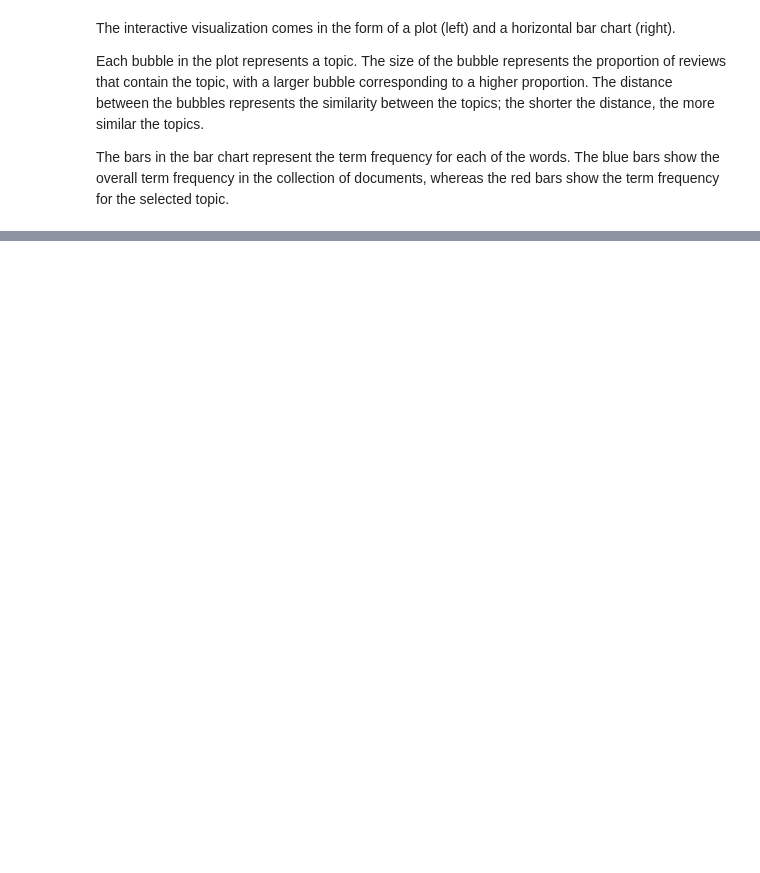
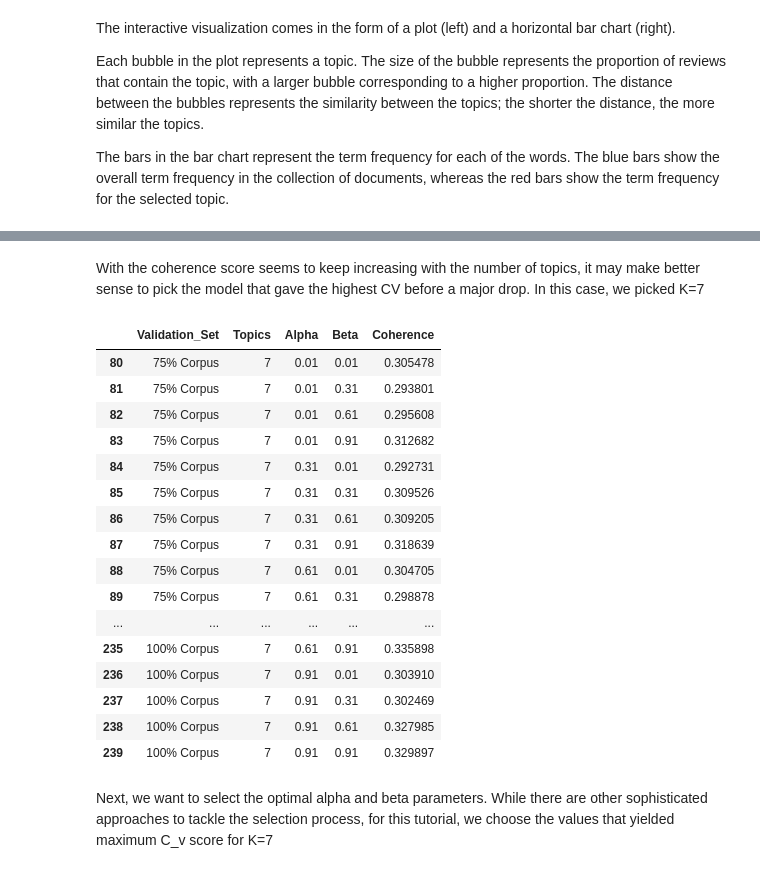
Before and after one commit to allisonhepworth/Reddit_Science_Parenting, a Jupyter notebook: code/preprocessing.ipynb, the cells around one changed output, grey strips where cells are left out. Drawn from its saved outputs; the diff is of its cells as text; code cells hidden in the pictures; blank space fills up the shorter version.

```diff
--- a/code/preprocessing.ipynb
+++ b/code/preprocessing.ipynb
@@ -501,0 +734,24 @@ ValueError: ("'texts' should be provided for %s coherence.", 'c_v')
+# %% [markdown]
+With the coherence score seems to keep increasing with the number of topics, it may make better sense to pick the model that gave the highest CV before a major drop. In this case, we picked K=7
+# %%
+lda_tuning_results[lda_tuning_results['Topics'] == 7]
+# %% [output]
+|  | Validation_Set | Topics | Alpha | Beta | Coherence |
+| 80 | 75% Corpus | 7 | 0.01 | 0.01 | 0.305478 |
+| 81 | 75% Corpus | 7 | 0.01 | 0.31 | 0.293801 |
+| 82 | 75% Corpus | 7 | 0.01 | 0.61 | 0.295608 |
+| 83 | 75% Corpus | 7 | 0.01 | 0.91 | 0.312682 |
+| 84 | 75% Corpus | 7 | 0.31 | 0.01 | 0.292731 |
+| 85 | 75% Corpus | 7 | 0.31 | 0.31 | 0.309526 |
+| 86 | 75% Corpus | 7 | 0.31 | 0.61 | 0.309205 |
+| 87 | 75% Corpus | 7 | 0.31 | 0.91 | 0.318639 |
+| 88 | 75% Corpus | 7 | 0.61 | 0.01 | 0.304705 |
+| 89 | 75% Corpus | 7 | 0.61 | 0.31 | 0.298878 |
+| ... | ... | ... | ... | ... | ... |
+| 235 | 100% Corpus | 7 | 0.61 | 0.91 | 0.335898 |
+| 236 | 100% Corpus | 7 | 0.91 | 0.01 | 0.303910 |
+| 237 | 100% Corpus | 7 | 0.91 | 0.31 | 0.302469 |
+| 238 | 100% Corpus | 7 | 0.91 | 0.61 | 0.327985 |
+| 239 | 100% Corpus | 7 | 0.91 | 0.91 | 0.329897 |
+# %% [markdown]
+Next, we want to select the optimal alpha and beta parameters. While there are other sophisticated approaches to tackle the selection process, for this tutorial, we choose the values that yielded maximum C_v score for K=7
```
Also changed, not shown: parts of 34 cells of this notebook.
